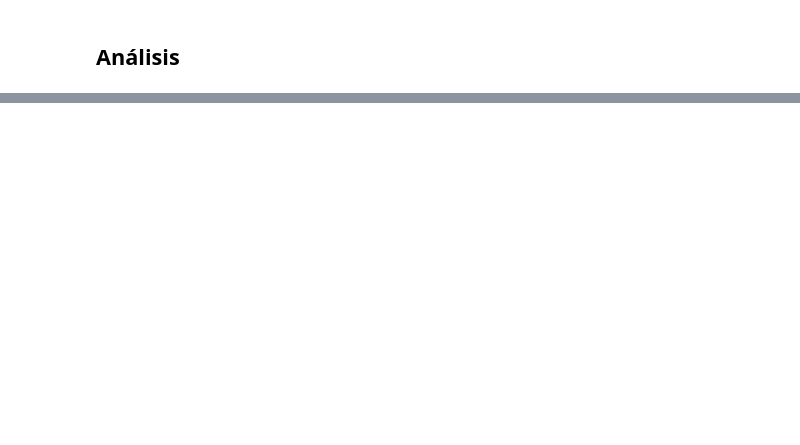
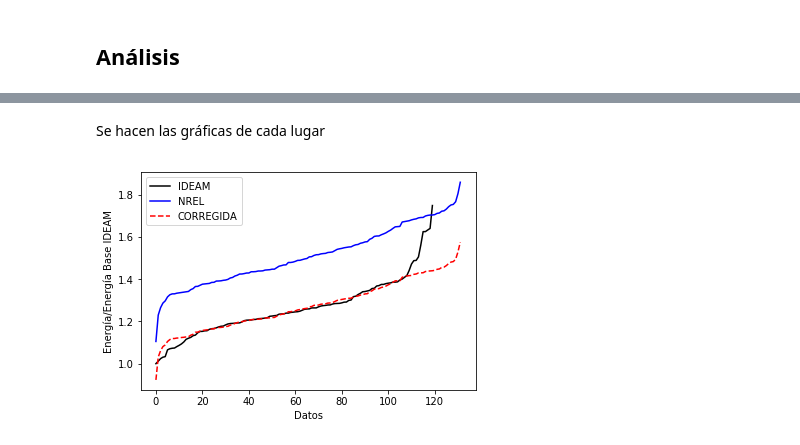
Before and after one commit to nvalencia/-Herramientas-Computacionales-IMEC3602, a Jupyter notebook: Taller_1/201425625_Taller1.ipynb, the cells around one changed output, grey strips where cells are left out. Saved outputs shown, nothing was run; the diff lists cells and outputs as text; code cells hidden in the pictures; blank space fills up the shorter version.

```diff
--- a/Taller_1/201425625_Taller1.ipynb
+++ b/Taller_1/201425625_Taller1.ipynb
@@ -318,0 +336,30 @@ Medellin | 2010 | 3-12  | 11% | 5%   | 0.5   | NO
+# %%
+ciudad1 = 'Medellin'
+ciudad2 = 'Sucre'
+ciudad3 = 'Uribia'
+ciudad4 = 'Valledupar'
+
+
+fuente = 'IDEAM'
+fuenteSAT = 'NREL'
+
+serie_csv1 = os.path.join(base_dir,ciudad1,fuente+'.csv')
+serie_csv2 = os.path.join(base_dir,ciudad2,fuente+'.csv')
+serie_csv3 = os.path.join(base_dir,ciudad3,fuente+'.csv')
+serie_csv4 = os.path.join(base_dir,ciudad4,fuente+'.csv')
+
+serie_csv_sat1 = os.path.join(base_dir,ciudad1,fuenteSAT+'.csv')
+serie_csv_sat2 = os.path.join(base_dir,ciudad2,fuenteSAT+'.csv')
+serie_csv_sat3 = os.path.join(base_dir,ciudad3,fuenteSAT+'.csv')
+serie_csv_sat4 = os.path.join(base_dir,ciudad4,fuenteSAT+'.csv')
+
+
+terra1 = pd.read_csv(serie_csv1, sep = ';', encoding='latin-1')
+terra2 = pd.read_csv(serie_csv2, sep = ';', encoding='latin-1')
+terra3 = pd.read_csv(serie_csv3, sep = ';', encoding='latin-1')
+terra4 = pd.read_csv(serie_csv4, sep = ';', encoding='latin-1')
+
+sat1 = pd.read_csv(serie_csv_sat1, sep = ';',encoding='latin-1')
+sat2 = pd.read_csv(serie_csv_sat2, sep = ';',encoding='latin-1')
+sat3 = pd.read_csv(serie_csv_sat3, sep = ';',encoding='latin-1')
+sat4 = pd.read_csv(serie_csv_sat4, sep = ';',encoding='latin-1')
@@ -318,0 +368,5 @@ Medellin | 2010 | 3-12  | 11% | 5%   | 0.5   | NO
+# %%
+corta1 = restringir(terra1,2006,1,12)
+corta2 = restringir(terra2,2006,1,12)
+corta3 = restringir(terra3,2006,1,12)
+corta4 = restringir(terra4,2006,1,12)
@@ -318,0 +375,5 @@ Medellin | 2010 | 3-12  | 11% | 5%   | 0.5   | NO
+# %%
+corregida1 = MCP(corta1,sat1)
+corregida2 = MCP(corta2,sat2)
+corregida3 = MCP(corta3,sat3)
+corregida4 = MCP(corta4,sat4)
@@ -318,0 +420,8 @@ Medellin | 2010 | 3-12  | 11% | 5%   | 0.5   | NO
+# %% [markdown]
+Se hacen las gráficas de cada lugar
+# %%
+det = '_2006_1_12'
+# %%
+grafica3(terra1,sat1,corregida1,ciudad1,det)
+# %% [output]
+[figure, added]
```
Also changed, not shown: parts of 47 cells of this notebook, 17 other files.
